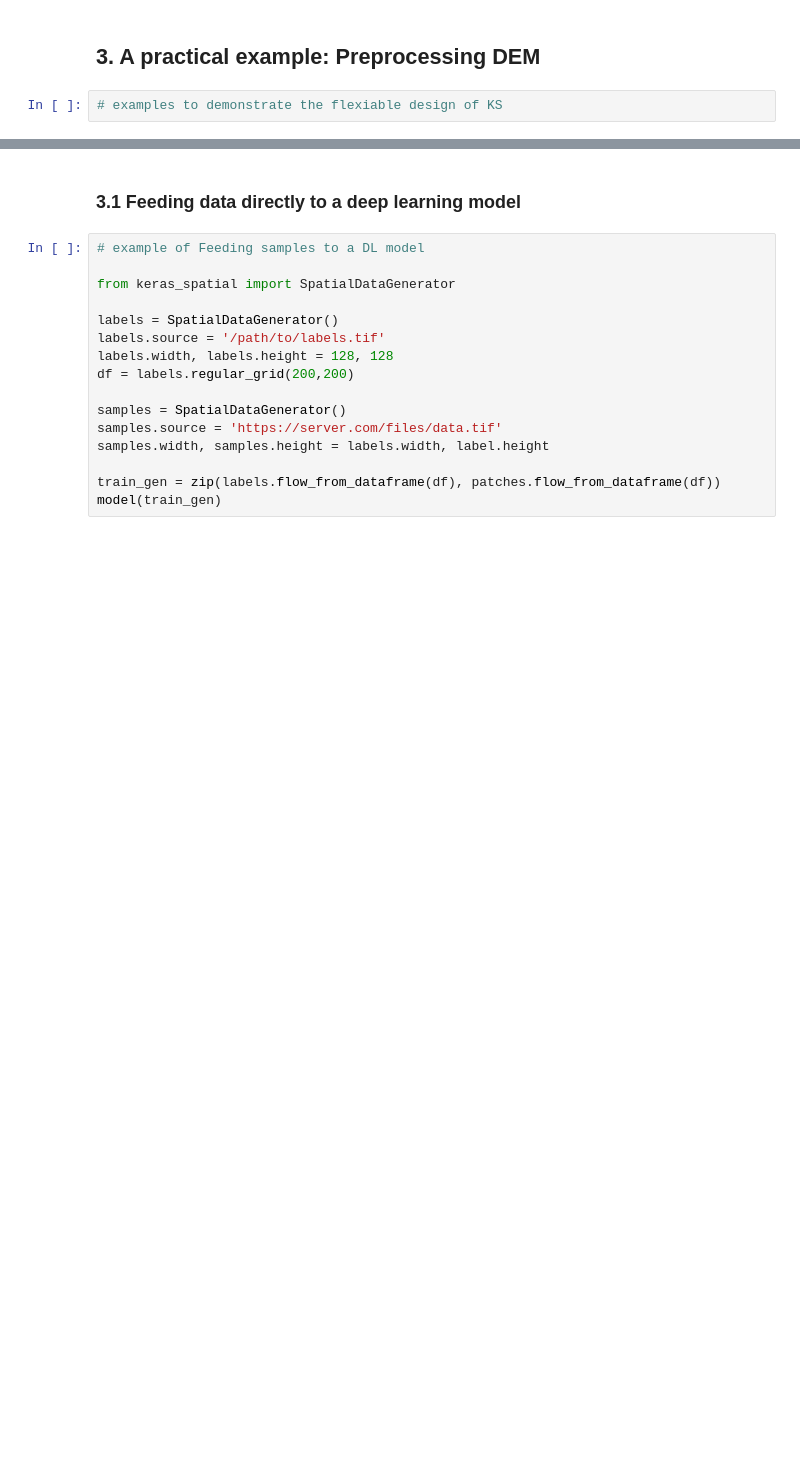
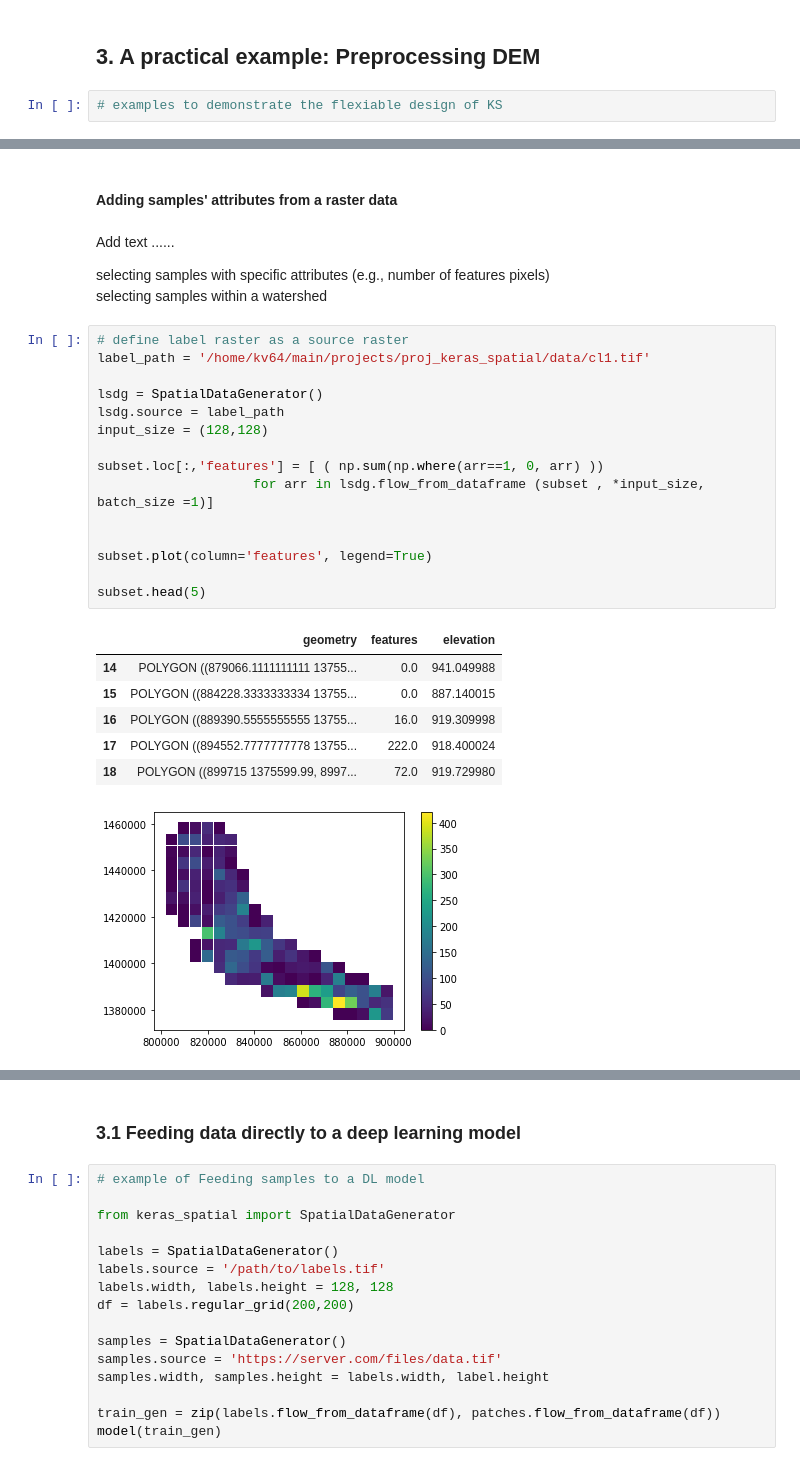
Before and after one commit to nredick/keras-spatial, a Jupyter notebook: examples/ks-preprocess-dem.ipynb, the cells around one changed output, grey strips where cells are left out. Drawn from its saved outputs; the diff is of its cells as text; blank space fills up the shorter version.

```diff
--- a/examples/ks-preprocess-dem.ipynb
+++ b/examples/ks-preprocess-dem.ipynb
@@ -85,0 +114,30 @@ Created 323 samples
+# %% [markdown]
+#### Adding samples' attributes from a raster data
+# %% [markdown]
+Add text ......
+
+selecting samples with specific attributes (e.g., number of features pixels)
+selecting samples within a watershed
+# %%
+# define label raster as a source raster
+label_path = '/home/kv64/main/projects/proj_keras_spatial/data/cl1.tif'
+
+lsdg = SpatialDataGenerator()
+lsdg.source = label_path
+input_size = (128,128)
+
+subset.loc[:,'features'] = [ ( np.sum(np.where(arr==1, 0, arr) ))
+                    for arr in lsdg.flow_from_dataframe (subset , *input_size, batch_size =1)]
+
+
+subset.plot(column='features', legend=True)
+
+subset.head(5)
+# %% [output]
+|  | geometry | features | elevation |
+| 14 | POLYGON ((879066.1111111111 13755... | 0.0 | 941.049988 |
+| 15 | POLYGON ((884228.3333333334 13755... | 0.0 | 887.140015 |
+| 16 | POLYGON ((889390.5555555555 13755... | 16.0 | 919.309998 |
+| 17 | POLYGON ((894552.7777777778 13755... | 222.0 | 918.400024 |
+| 18 | POLYGON ((899715 1375599.99, 8997... | 72.0 | 919.729980 |
+[figure, added]
```
Also changed, not shown: parts of 27 cells of this notebook.
